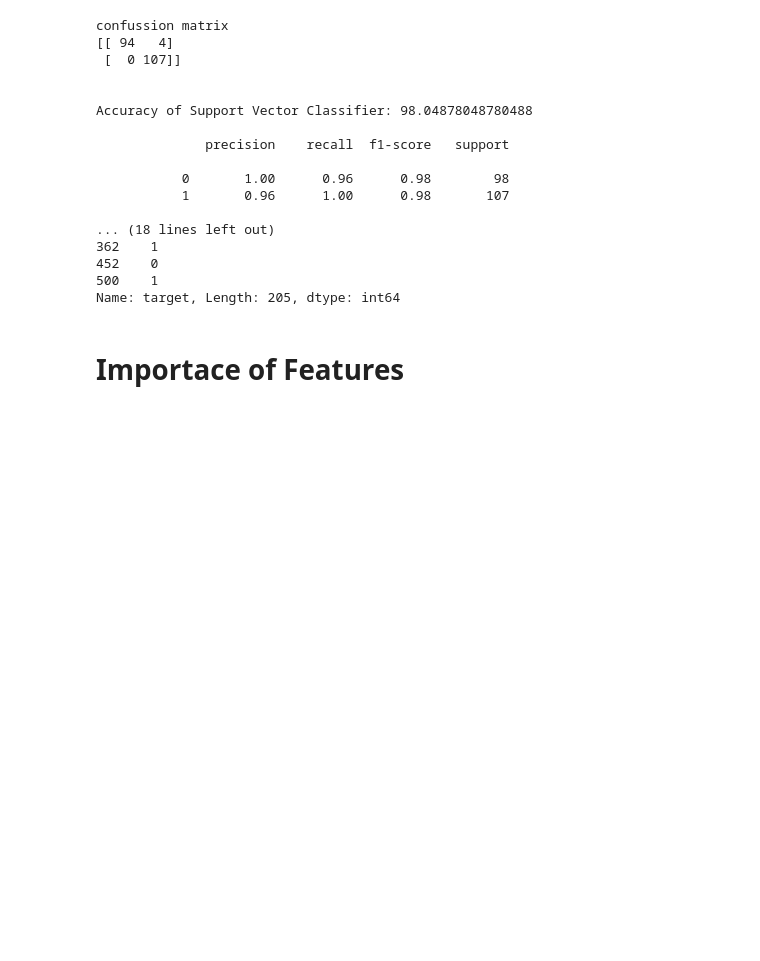
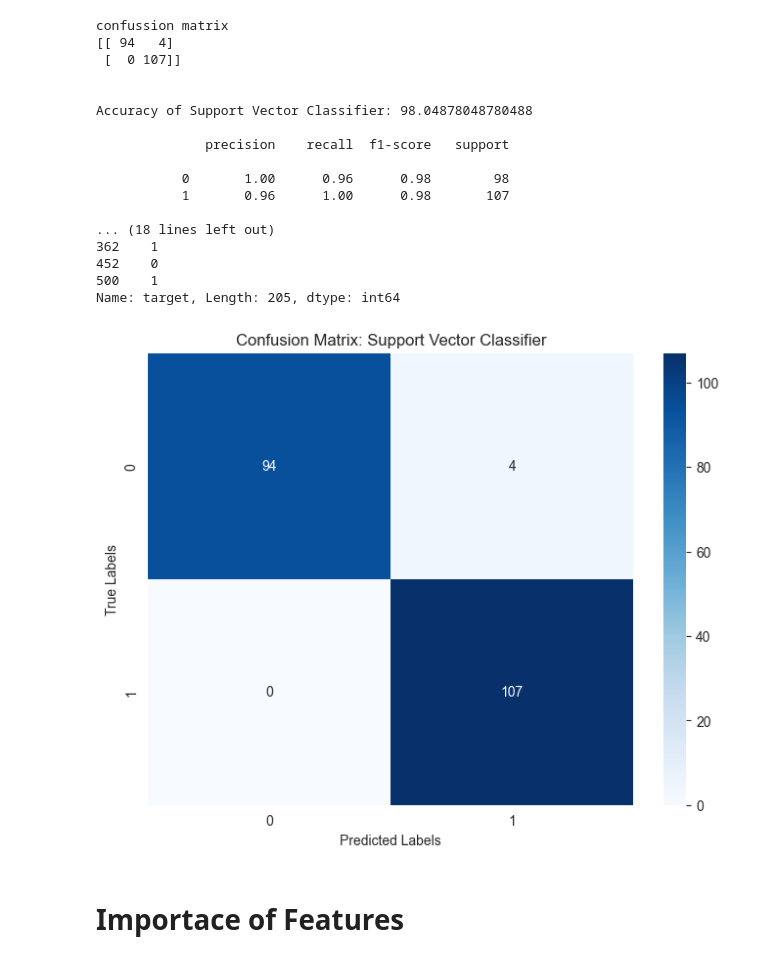
Before and after one commit to MukhammedAyyub/machineLearning, a Jupyter notebook: heartDiseasePredictML/models/models.ipynb, the cells around one changed output. Cells and saved outputs as stored; diff of their text form; code cells hidden in the pictures; blank space fills up the shorter version.

```diff
--- a/heartDiseasePredictML/models/models.ipynb
+++ b/heartDiseasePredictML/models/models.ipynb
@@ -294,6 +342,26 @@ Accuracy of Support Vector Classifier: 98.04878048780488
 452    0
 500    1
 Name: target, Length: 205, dtype: int64
+# %%
+import seaborn as sns
+import matplotlib.pyplot as plt
+from sklearn.metrics import confusion_matrix, classification_report, accuracy_score
+
+# Assuming svc_predicted and y_test are already defined
+
+# Compute the confusion matrix
+svc_conf_matrix = confusion_matrix(y_test, svc_predicted)
+
+# Plot it using seaborn
+plt.figure(figsize=(8,6))
+sns.heatmap(svc_conf_matrix, annot=True, fmt='d', cmap='Blues',
+            xticklabels=np.unique(y_test), yticklabels=np.unique(y_test))
+plt.title('Confusion Matrix: Support Vector Classifier')
+plt.xlabel('Predicted Labels')
+plt.ylabel('True Labels')
+plt.show()
+# %% [output]
+[figure, added]
 # %%
 import pickle
 
```
Also changed, not shown: parts of 10 cells of this notebook.
